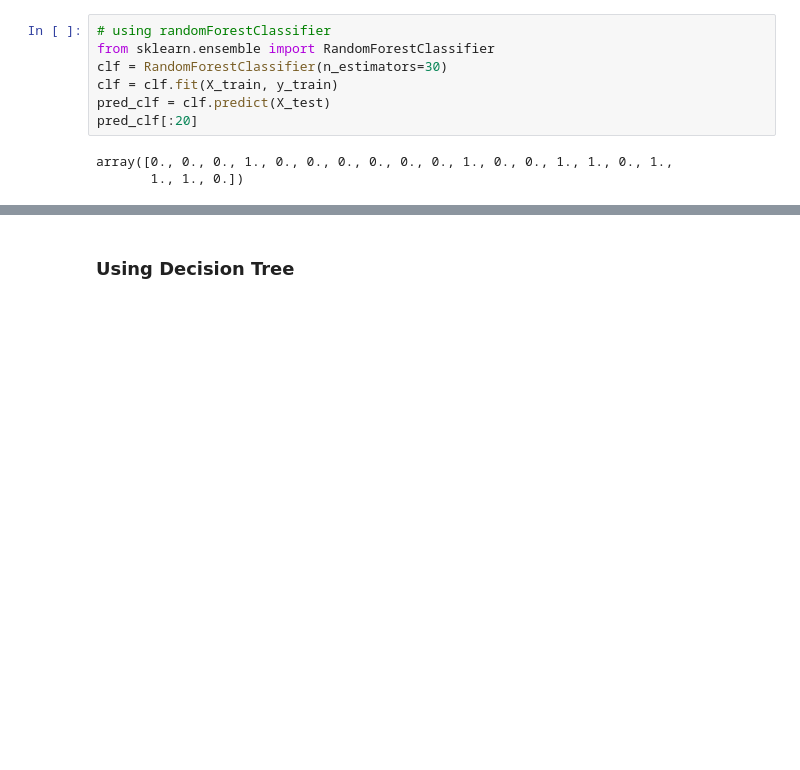
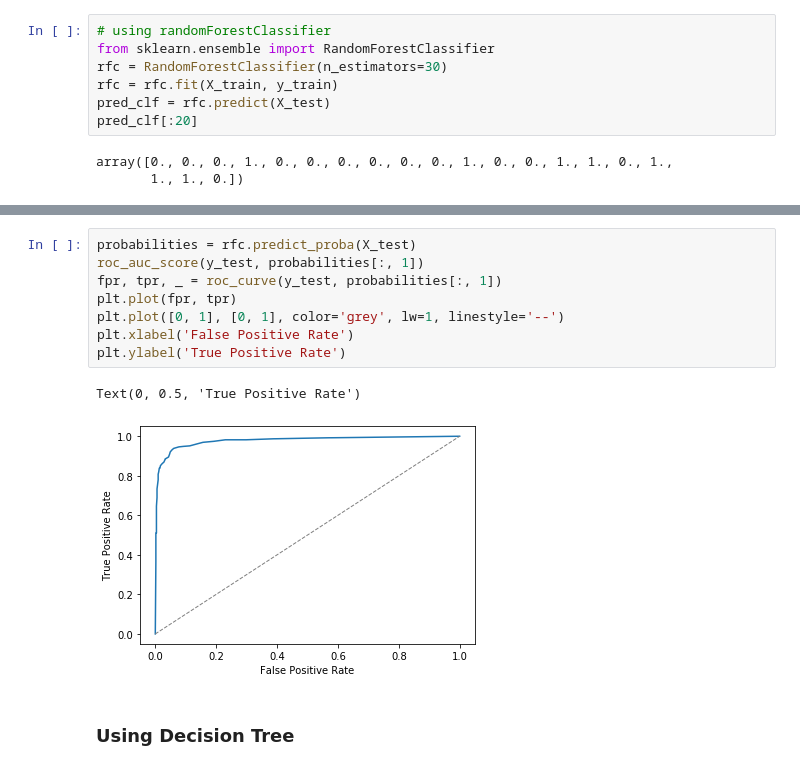
Before and after one commit to ArthurW404/CheckIsEmailSpam, a Jupyter notebook: checkSpam.ipynb, the cells around one changed output, grey strips where cells are left out. Cells and saved outputs as stored; diff of their text form; blank space fills up the shorter version.

```diff
--- a/checkSpam.ipynb
+++ b/checkSpam.ipynb
@@ -121,9 +123,9 @@ X_train, X_test, y_train, y_test = train_test_split(X, y, test_size = 0.2, rando
 # %%
 # using randomForestClassifier
 from sklearn.ensemble import RandomForestClassifier
-clf = RandomForestClassifier(n_estimators=30)
-clf = clf.fit(X_train, y_train)
-pred_clf = clf.predict(X_test)
+rfc = RandomForestClassifier(n_estimators=30)
+rfc = rfc.fit(X_train, y_train)
+pred_clf = rfc.predict(X_test)
 pred_clf[:20]
 # %% [output]
 array([0., 0., 0., 1., 0., 0., 0., 0., 0., 0., 1., 0., 0., 1., 1., 0., 1.,
@@ -147,3 +170,14 @@ weighted avg       0.93      0.93      0.93       920
+# %%
+probabilities = rfc.predict_proba(X_test)
+roc_auc_score(y_test, probabilities[:, 1])
+fpr, tpr, _ = roc_curve(y_test, probabilities[:, 1])
+plt.plot(fpr, tpr)
+plt.plot([0, 1], [0, 1], color='grey', lw=1, linestyle='--')
+plt.xlabel('False Positive Rate')
+plt.ylabel('True Positive Rate')
+# %% [output]
+Text(0, 0.5, 'True Positive Rate')
+[figure, added]
 # %% [markdown]
 ### Using Decision Tree
 # %%
```
Also changed, not shown: parts of 15 cells of this notebook, 1 other file.
